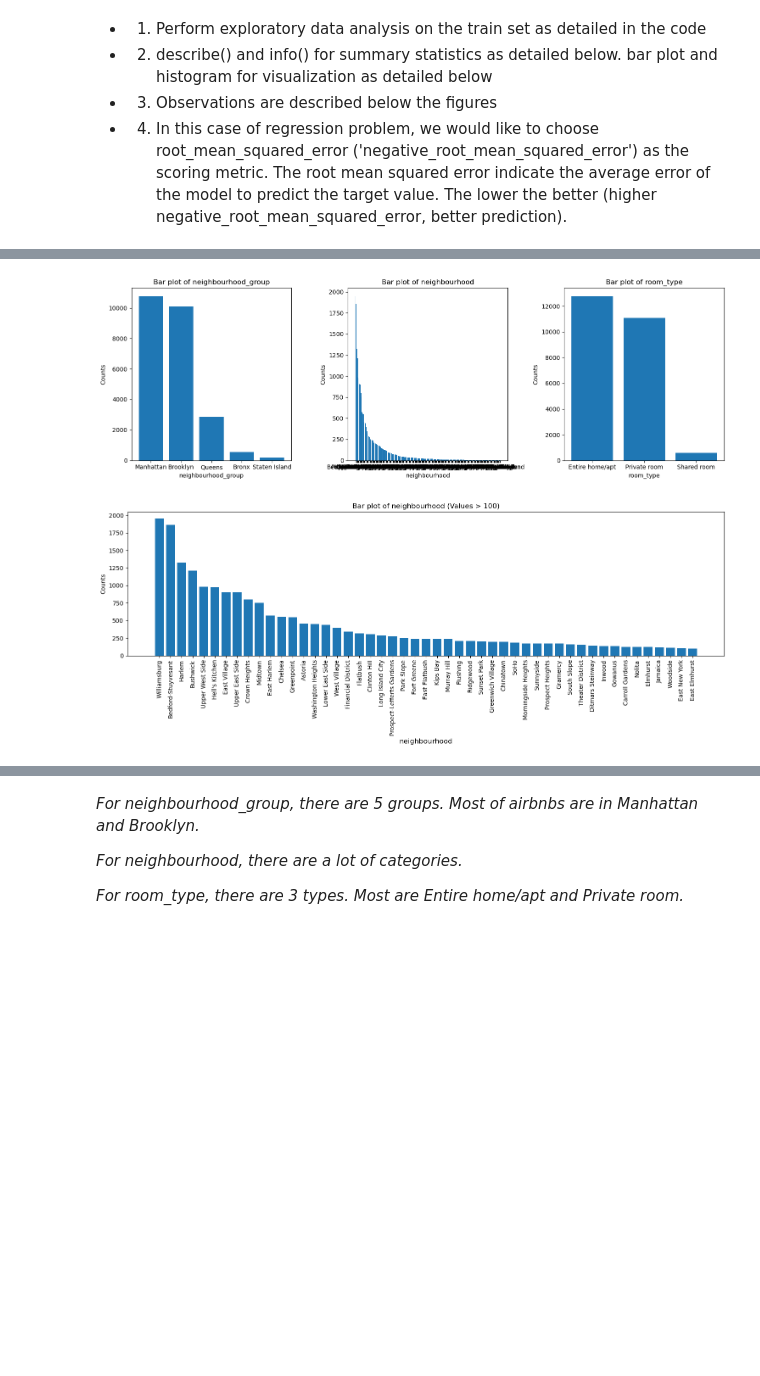
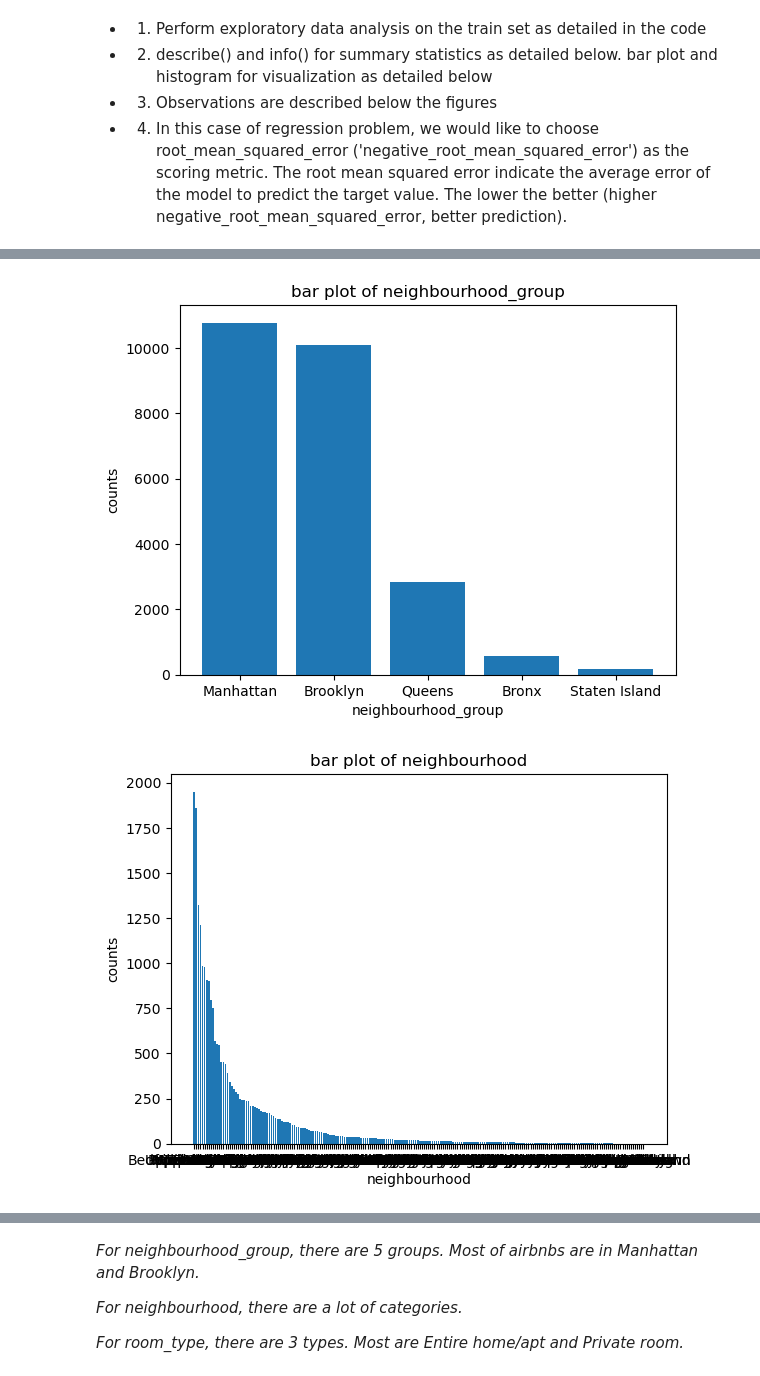
Before and after one commit to Zijing-Liu/Predicting_Airbnb_listings_popularity, a Jupyter notebook: hw5.ipynb, the cells around one changed output, grey strips where cells are left out. Saved outputs shown, nothing was run; the diff lists cells and outputs as text; code cells hidden in the pictures; blank space fills up the shorter version.

```diff
--- a/hw5.ipynb
+++ b/hw5.ipynb
@@ -306,36 +252,14 @@ Table for Dtype: object
-# %%
-categorical_features = ['neighbourhood_group', 'neighbourhood', 'room_type']
-fig, axs = plt.subplots(1, len(categorical_features), figsize=(15, 5))  # Create subplots
-
-for i, catego_feat in enumerate(categorical_features):
-    summar = X_train[catego_feat].value_counts()
-    axs[i].bar(summar.index, summar)
-    axs[i].set_xlabel(catego_feat)
-    axs[i].set_ylabel('Counts')
-    axs[i].set_title('Bar plot of ' + catego_feat)
-
-plt.tight_layout()  # Adjust layout
-plt.show()
-# %% [output]
-[figure, removed]
-# %%
-import matplotlib.pyplot as plt
-
-categorical_features = ['neighbourhood']
-plt.figure(figsize=(15, 6))  # Set the figure size outside the loop
-
-for catego_feat in categorical_features:
-    summar = X_train[catego_feat].value_counts()
-
-    # Filter data to include only values greater than 1
-    summar_filtered = summar[summar > 100]
-
-    plt.bar(summar_filtered.index, summar_filtered)
-    plt.xlabel(catego_feat, fontsize=12)
-    plt.xticks(rotation='vertical')  # Rotate x-labels vertically
-    plt.ylabel('Counts')
-    plt.title('Bar plot of ' + catego_feat + ' (Values > 100)')
-
-plt.tight_layout()  # Adjust l
-# %% [output]
-[figure, removed]
+# %%
+categorical_features = ['neighbourhood_group', 'neighbourhood','room_type']
+for catego_feat in categorical_features:
+    summar =  X_train[catego_feat].value_counts()
+    #print(summar)
+    plt.bar(summar.index, summar)
+    plt.xlabel(catego_feat)
+    plt.ylabel('counts')
+    plt.title( 'bar plot of ' + catego_feat )
+    plt.show();
+# bar plot to summarize the counts of each category for the categorical feature
+# %% [output]
+[figure, added]
+[figure, added]
```
Also changed, not shown: parts of 33 cells of this notebook.
